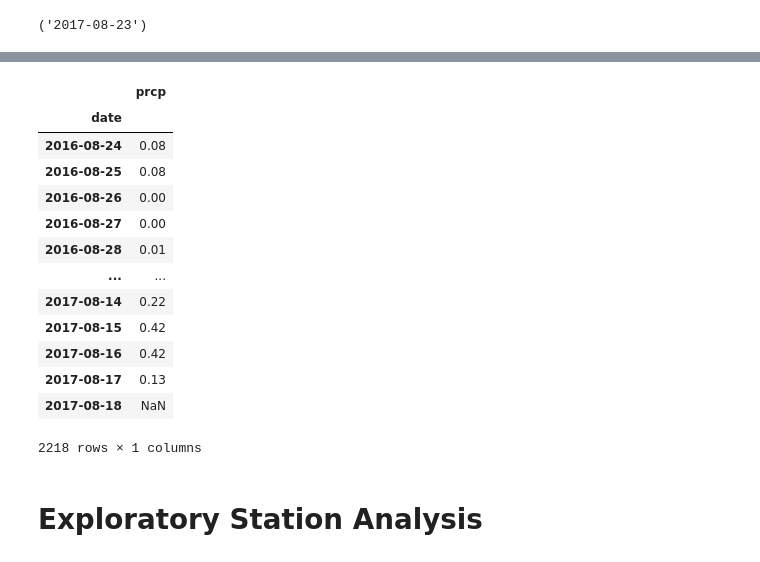
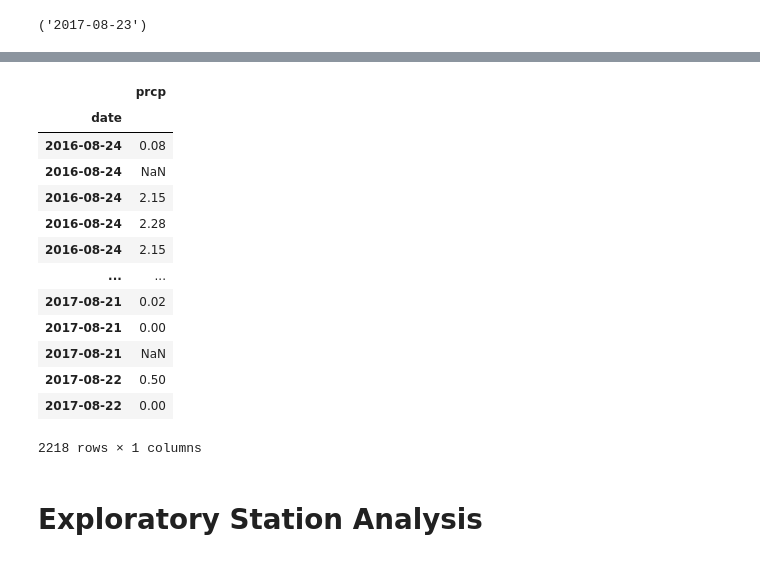
Before and after one commit to g8r1fl/sqlalchemy-challenge, a Jupyter notebook: climate_starter.ipynb, the cells around one changed output, grey strips where cells are left out. Cells and saved outputs as stored; diff of their text form; code cells hidden in the pictures.

Commit message:
created basic plot of the precipitation

```diff
--- a/climate_starter.ipynb
+++ b/climate_starter.ipynb
@@ -58,6 +58,7 @@ data = pd.DataFrame(precip, columns=['date', 'prcp'])
 data.set_index('date', inplace=True)
 
 # Sort the dataframe by date
-
+sorted_data = data.sort_values('date')
 
 # Use Pandas Plotting with Matplotlib to plot the data
+sorted_data.plot()
@@ -64,19 +68,19 @@ data.set_index('date', inplace=True)
 # %%
-data.head(-5)
+sorted_data.head(-5)
 # %% [output]
 |  | prcp |
 | date |  |
 | 2016-08-24 | 0.08 |
-| 2016-08-25 | 0.08 |
-| 2016-08-26 | 0.00 |
-| 2016-08-27 | 0.00 |
-| 2016-08-28 | 0.01 |
+| 2016-08-24 | NaN |
+| 2016-08-24 | 2.15 |
+| 2016-08-24 | 2.28 |
+| 2016-08-24 | 2.15 |
 | ... | ... |
-| 2017-08-14 | 0.22 |
-| 2017-08-15 | 0.42 |
-| 2017-08-16 | 0.42 |
-| 2017-08-17 | 0.13 |
-| 2017-08-18 | NaN |
+| 2017-08-21 | 0.02 |
+| 2017-08-21 | 0.00 |
+| 2017-08-21 | NaN |
+| 2017-08-22 | 0.50 |
+| 2017-08-22 | 0.00 |
 2218 rows × 1 columns
 # %%
 # Use Pandas to calcualte the summary statistics for the precipitation data
```
Also changed, not shown: parts of 1 cell of this notebook.
